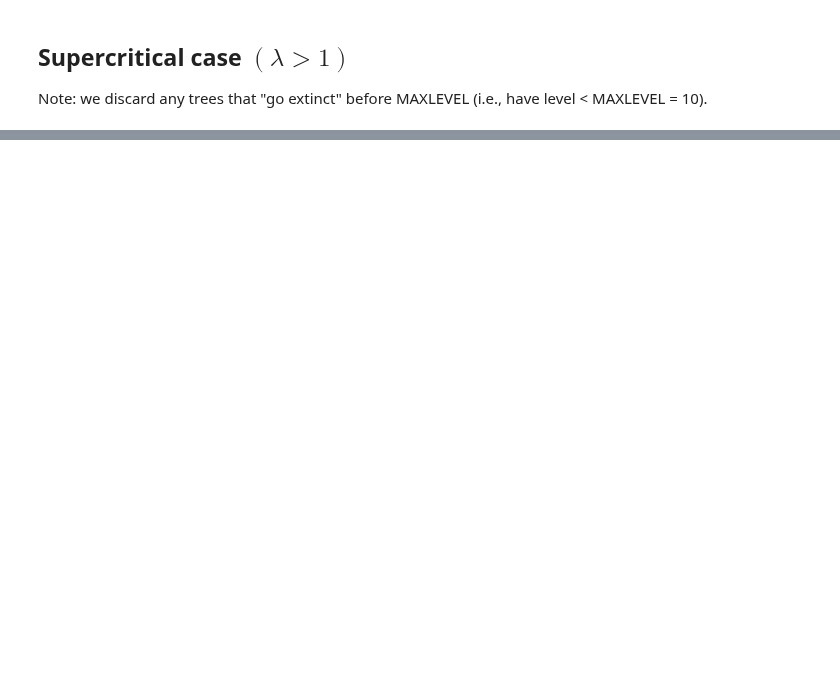
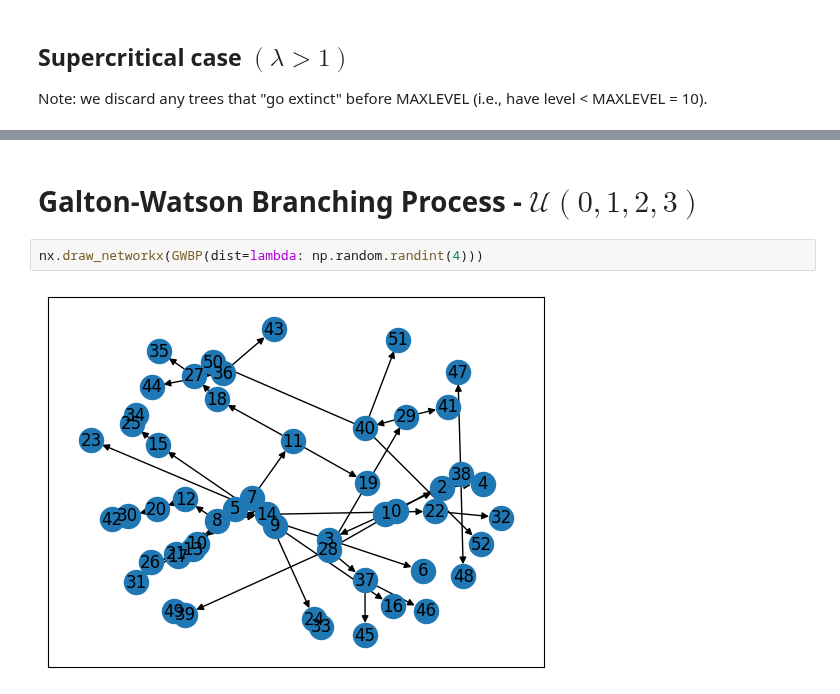
Before and after one commit to JulesGB/MeanFieldLastPassagePercolation, a Jupyter notebook: typical_path_length.ipynb, the cells around one changed output, grey strips where cells are left out. Cells and saved outputs as stored; diff of their text form; blank space fills up the shorter version.

```diff
--- a/typical_path_length.ipynb
+++ b/typical_path_length.ipynb
@@ -245,0 +250,6 @@ generate_histogram(rsl_z1, compute_L_one, bins=np.arange(0,20,1), title= f"PSL (
+# %% [markdown]
+# Galton-Watson Branching Process - $\mathcal{U}(0,1,2,3)$
+# %%
+nx.draw_networkx(GWBP(dist=lambda: np.random.randint(4)))
+# %% [output]
+[figure, added]
```
Also changed, not shown: parts of 17 cells of this notebook, 1 other file.
